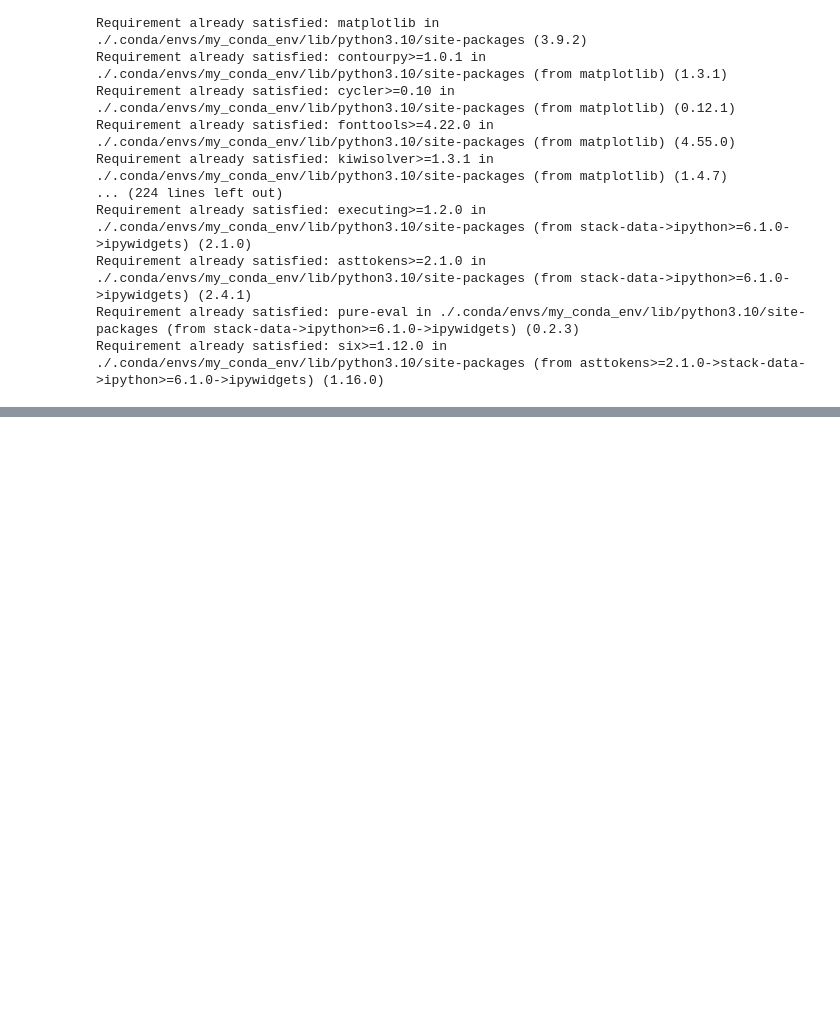
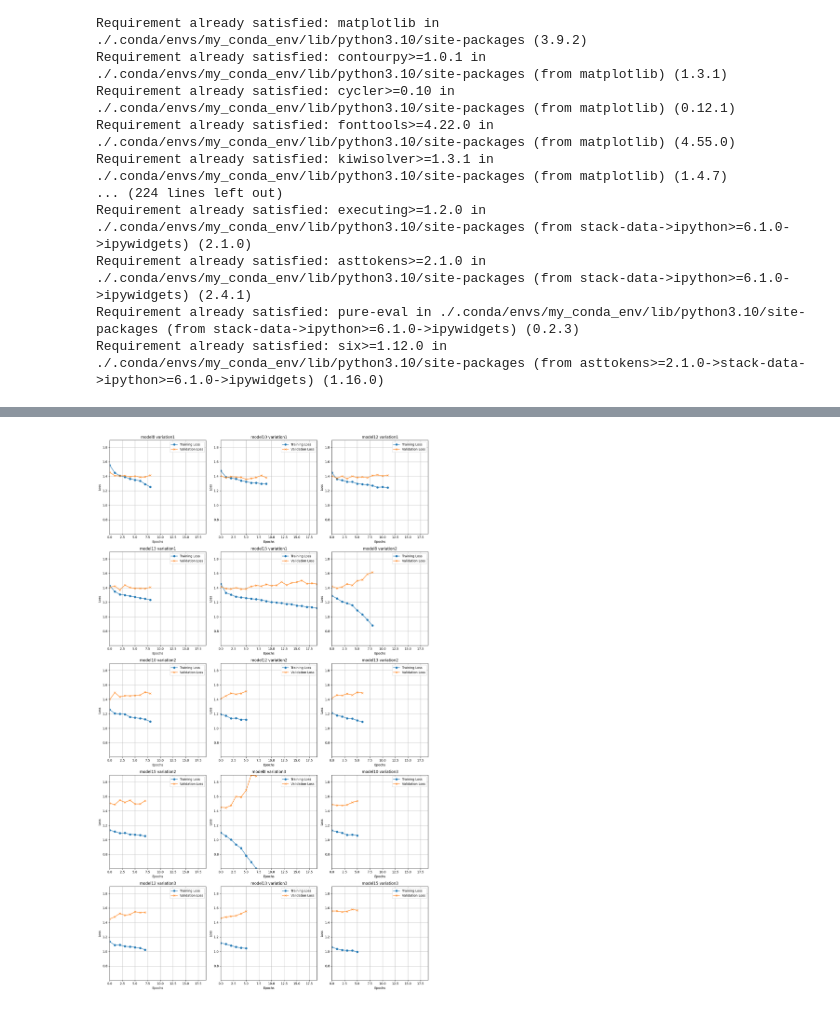
Before and after one commit to wyattnapier/ds340project, a Jupyter notebook: two_branches.ipynb, the cells around one changed output, grey strips where cells are left out. Drawn from its saved outputs; the diff is of its cells as text; code cells hidden in the pictures; blank space fills up the shorter version.

```diff
--- a/two_branches.ipynb
+++ b/two_branches.ipynb
@@ -730,2 +750,73 @@ plt.show()
+# %%
+### plot all graphs individually
+# for label, history in histories:
+#     plt.figure(figsize=(10, 6))
+
+#     # Extract loss and validation loss
+#     train_loss = history.history['loss']
+#     val_loss = history.history['val_loss']
+
+#     # Plot
+#     plt.plot(train_loss, label='Training Loss', marker='o')
+#     plt.plot(val_loss, label='Validation Loss', marker='x')
+
+#     # Add titles and labels
+#     plt.title(f"Loss vs Epochs for {label}")
+#     plt.xlabel("Epochs")
+#     plt.ylabel("Loss")
+#     plt.legend()
+#     plt.grid(True)
+
+#     # Show plot
+#     plt.show()
+
+### all in one graph
+# Number of plots (one per label-history pair)
+num_plots = len(histories)
+
+# Calculate the number of rows and columns for the grid
+cols = 3  # Choose the number of columns you want
+rows = math.ceil(num_plots / cols)
+
+# Determine the maximum epochs and loss range across all histories
+max_epochs = max(len(history.history['loss']) for _, history in histories)
+max_loss = max(max(max(history.history['loss']), max(history.history['val_loss'])) for _, history in histories)
+min_loss = min(min(min(history.history['loss']), min(history.history['val_loss'])) for _, history in histories)
+
+# Create subplots
+fig, axes = plt.subplots(rows, cols, figsize=(15, rows * 5))  # Adjust figsize as needed
+axes = axes.flatten()  # Flatten the grid for easy indexing
+
+# Loop through histories and plot on each subplot
+for i, (label, history) in enumerate(histories):
+    ax = axes[i]
+    train_loss = history.history['loss']
+    val_loss = history.history['val_loss']
+
+    ax.plot(train_loss, label='Training Loss', marker='o')
+    ax.plot(val_loss, label='Validation Loss', marker='x')
+    ax.set_title(f"{label}")
+    ax.set_xlabel("Epochs")
+    ax.set_ylabel("Loss")
+    ax.legend()
+    ax.grid(True)
+
+    # Set consistent axis scale
+    ax.set_xlim(0, max_epochs - 1)
+    ax.set_ylim(min_loss, max_loss)
+
+# Hide any unused subplots
+for j in range(i + 1, len(axes)):
+    axes[j].axis('off')
+
+# Adjust layout
+plt.tight_layout()
+if balance:
+    plt.savefig('./plots/balanced_train_vs_val_loss_grid.png', dpi=300)
+else:
+    plt.savefig('./plots/unbalanced_train_vs_val_loss_grid.png', dpi=300)
+plt.show()
+# %% [output]
+[figure, added]
 # %%
 ### graphs
```
Also changed, not shown: parts of 18 cells of this notebook, 7 other files.
